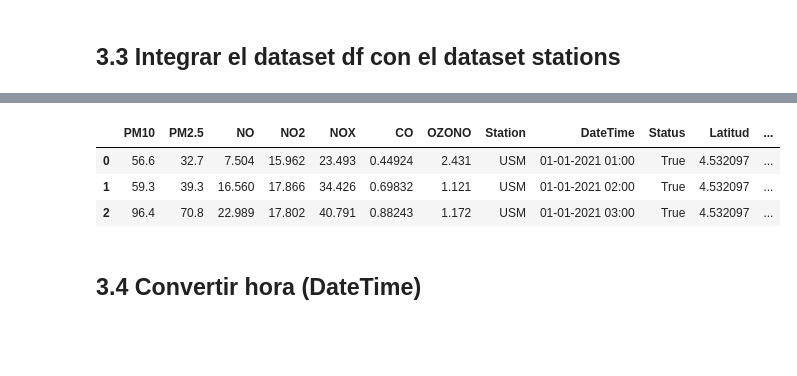
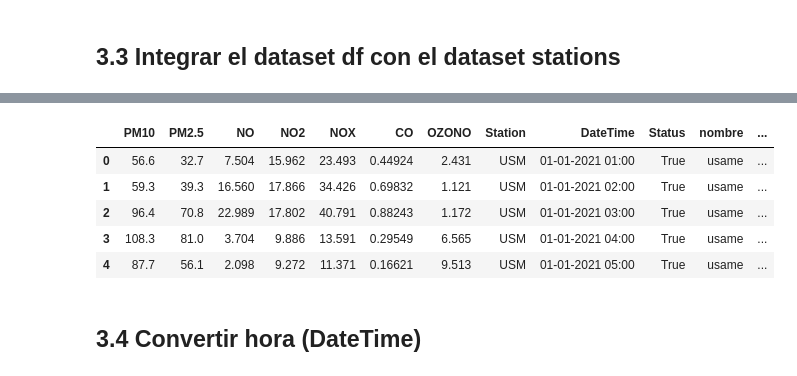
Before and after one commit to elkin5/ciencia-datos-manejo-analisis, a Jupyter notebook: Taller1/CIenciaDatosTaller1.ipynb, the cells around one changed output, grey strips where cells are left out. Saved outputs shown, nothing was run; the diff lists cells and outputs as text; code cells hidden in the pictures; blank space fills up the shorter version.

```diff
--- a/Taller1/CIenciaDatosTaller1.ipynb
+++ b/Taller1/CIenciaDatosTaller1.ipynb
@@ -205,7 +189,7 @@ df.to_csv(result_dir + "/clean_data_final.csv", index=False)
 #cargar el df stations_loc.csv data/stations_loc.csv')
 
 #Aquí su código
-df = pd.read_csv(result_dir + "/clean_data_final.csv")
+df = pd.read_csv(result_dir + "/dataset_with_missing.csv")
 df.head()
 # %% [output]
 |  | PM10 | PM2.5 | NO | NO2 | NOX | CO | OZONO | Station | DateTime | Status |
@@ -215,8 +199,8 @@ df.head()
 | 3 | 108.3 | 81.0 | 3.704 | 9.886 | 13.591 | 0.29549 | 6.565 | USM | 01-01-2021 04:00 | True |
 | 4 | 87.7 | 56.1 | 2.098 | 9.272 | 11.371 | 0.16621 | 9.513 | USM | 01-01-2021 05:00 | True |
 # %%
-df_stations = pd.read_csv('work/dataScienceCourse/data/stations_loc.csv')
-df_stations.head()
+stations = pd.read_csv('work/dataScienceCourse/data/stations_loc.csv')
+stations.head()
 # %% [output]
 |  | estacion | Sigla | Latitud | Longitud | Altitud (m) | Altura (m) | Localidad | Tipo de zona | ... |
 | 0 | guaymaral | GYR | 4°47'01.5"N | 74°02'38.9"W | 2580 | 0 | Suba | Sub urbana | ... |
@@ -227,4 +211,5 @@ df_stations.head()
 # %% [markdown]
 ### 3.1.1 Seleccionar algunas columnas del dataset stations
 # %%
-stations = df_stations[['Sigla', 'Latitud', 'Longitud']]
+stations = stations[['estacion', 'Sigla', 'Latitud', 'Longitud', 'Localidad']]
+stations.head()
@@ -232,5 +224,6 @@ stations = df_stations[['Sigla', 'Latitud', 'Longitud']]
 ### 3.1.2 Cambiar el nombre de una columna
 # %%
 stations = stations.rename(columns={'Sigla': 'Station'}) #Columna Sigla por Station
+stations = stations.rename(columns={'estacion': 'nombre'}) #Columna estacion por nombre
 stations.head()
 # %% [output]
@@ -302,11 +305,14 @@ stations.head()
 # %%
+# Unir los dos dataframes
 df = pd.merge(df, stations, on='Station', how='inner')
-df.head(3)
+df.head()
 # %% [output]
-|  | PM10 | PM2.5 | NO | NO2 | NOX | CO | OZONO | Station | DateTime | Status | Latitud | ... |
-| 0 | 56.6 | 32.7 | 7.504 | 15.962 | 23.493 | 0.44924 | 2.431 | USM | 01-01-2021 01:00 | True | 4.532097 | ... |
-| 1 | 59.3 | 39.3 | 16.560 | 17.866 | 34.426 | 0.69832 | 1.121 | USM | 01-01-2021 02:00 | True | 4.532097 | ... |
-| 2 | 96.4 | 70.8 | 22.989 | 17.802 | 40.791 | 0.88243 | 1.172 | USM | 01-01-2021 03:00 | True | 4.532097 | ... |
+|  | PM10 | PM2.5 | NO | NO2 | NOX | CO | OZONO | Station | DateTime | Status | nombre | ... |
+| 0 | 56.6 | 32.7 | 7.504 | 15.962 | 23.493 | 0.44924 | 2.431 | USM | 01-01-2021 01:00 | True | usame | ... |
+| 1 | 59.3 | 39.3 | 16.560 | 17.866 | 34.426 | 0.69832 | 1.121 | USM | 01-01-2021 02:00 | True | usame | ... |
+| 2 | 96.4 | 70.8 | 22.989 | 17.802 | 40.791 | 0.88243 | 1.172 | USM | 01-01-2021 03:00 | True | usame | ... |
+| 3 | 108.3 | 81.0 | 3.704 | 9.886 | 13.591 | 0.29549 | 6.565 | USM | 01-01-2021 04:00 | True | usame | ... |
+| 4 | 87.7 | 56.1 | 2.098 | 9.272 | 11.371 | 0.16621 | 9.513 | USM | 01-01-2021 05:00 | True | usame | ... |
 # %% [markdown]
 ## 3.4 Convertir hora (DateTime)
 # %%
```
Also changed, not shown: parts of 15 cells of this notebook, 7 other files.
